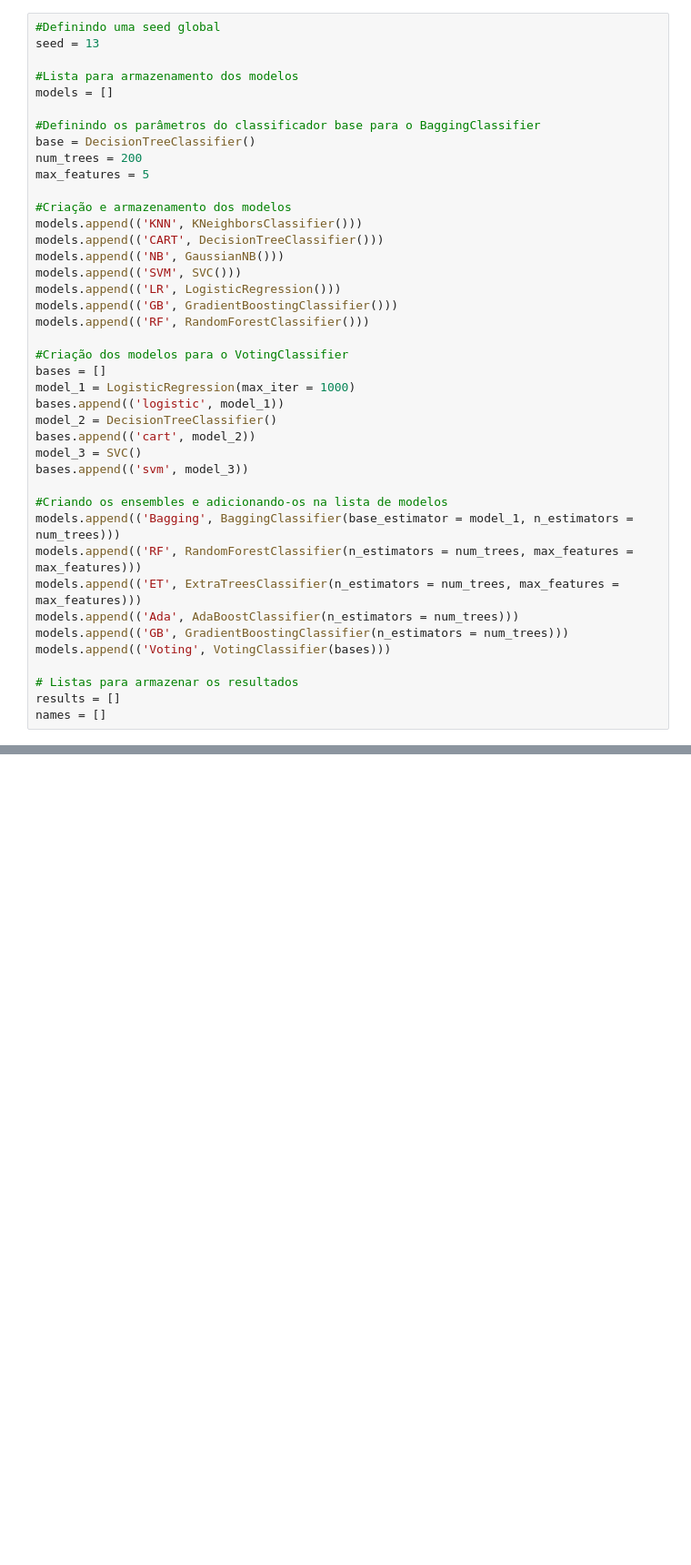
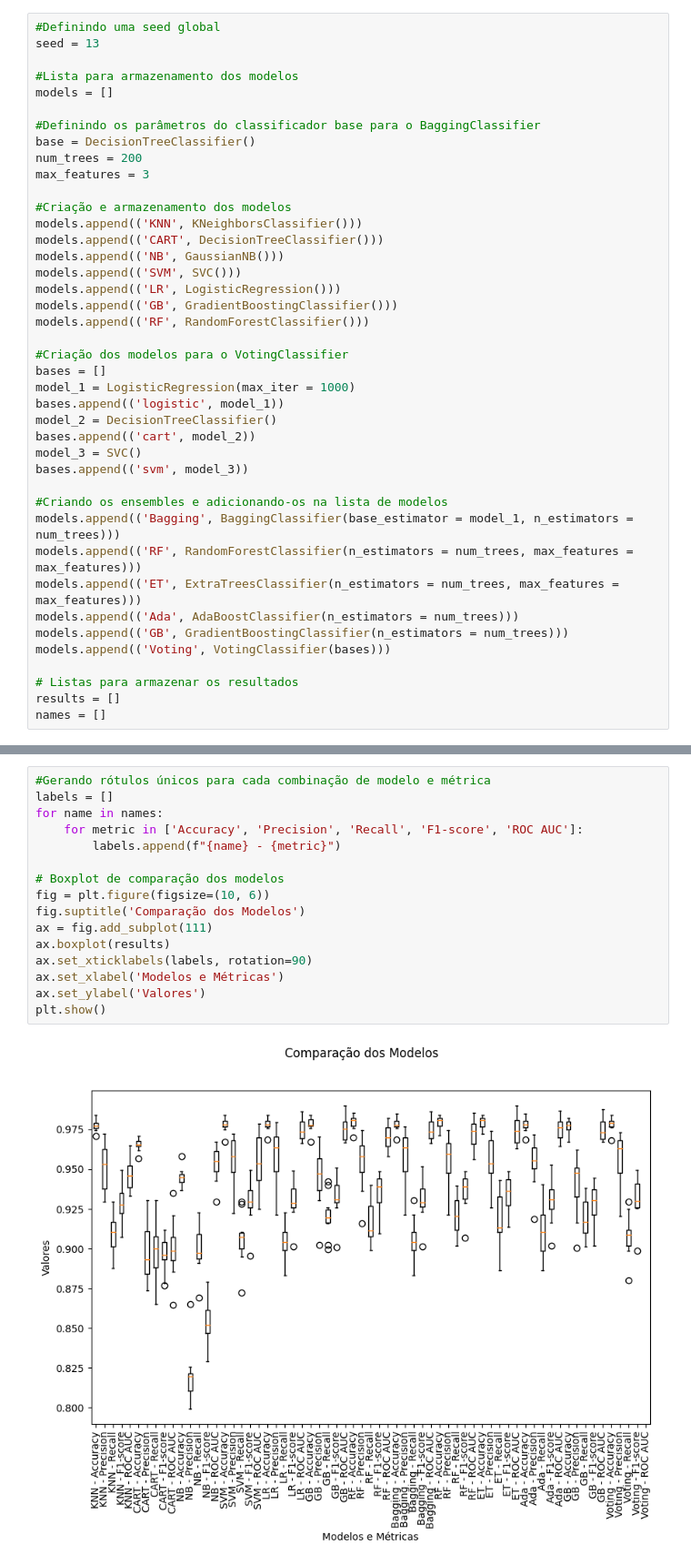
Before and after one commit to CarolineMNves/MVP_PUC_Machine_Learning_e_Deep-Learning, a Jupyter notebook: Projeto_de_Machine_Learning_HTRU2.ipynb, the cells around one changed output, grey strips where cells are left out. Shown: that part at 91% size. Saved outputs shown, nothing was run; the diff lists cells and outputs as text; blank space fills up the shorter version.

```diff
--- a/Projeto_de_Machine_Learning_HTRU2.ipynb
+++ b/Projeto_de_Machine_Learning_HTRU2.ipynb
@@ -152,7 +279,7 @@ models = []
 #Definindo os parâmetros do classificador base para o BaggingClassifier
 base = DecisionTreeClassifier()
 num_trees = 200
-max_features = 5
+max_features = 3
 
 #Criação e armazenamento dos modelos
 models.append(('KNN', KNeighborsClassifier()))
@@ -238,0 +391,18 @@ fig.show()
+# %%
+#Gerando rótulos únicos para cada combinação de modelo e métrica
+labels = []
+for name in names:
+    for metric in ['Accuracy', 'Precision', 'Recall', 'F1-score', 'ROC AUC']:
+        labels.append(f"{name} - {metric}")
+
+# Boxplot de comparação dos modelos
+fig = plt.figure(figsize=(10, 6))
+fig.suptitle('Comparação dos Modelos')
+ax = fig.add_subplot(111)
+ax.boxplot(results)
+ax.set_xticklabels(labels, rotation=90)
+ax.set_xlabel('Modelos e Métricas')
+ax.set_ylabel('Valores')
+plt.show()
+# %% [output]
+[figure, added]
```
Also changed, not shown: parts of 51 cells of this notebook.
